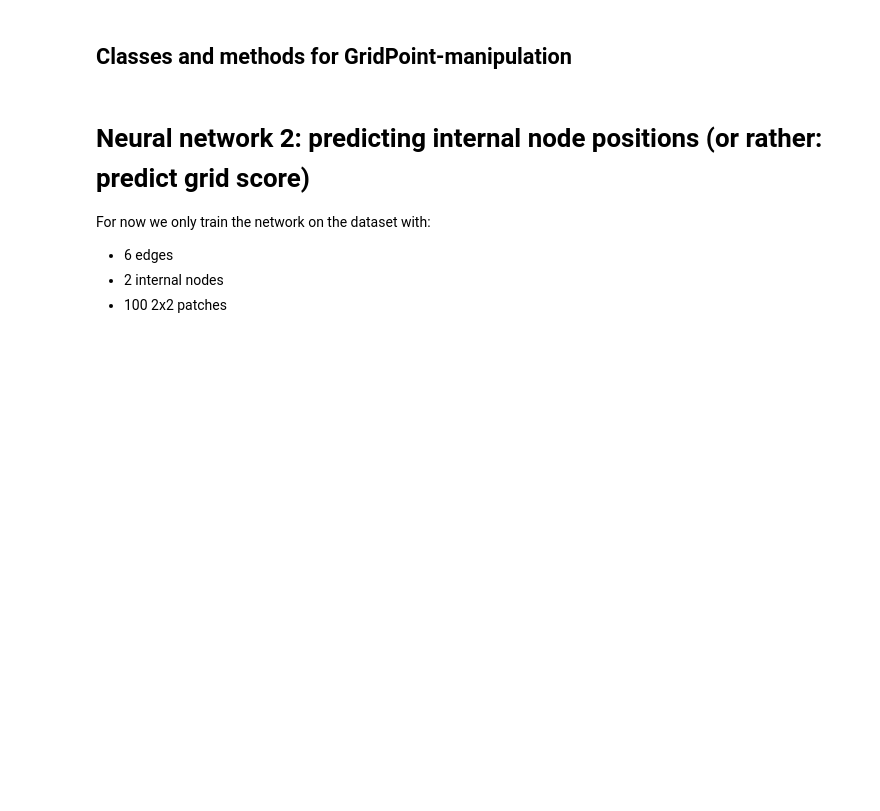
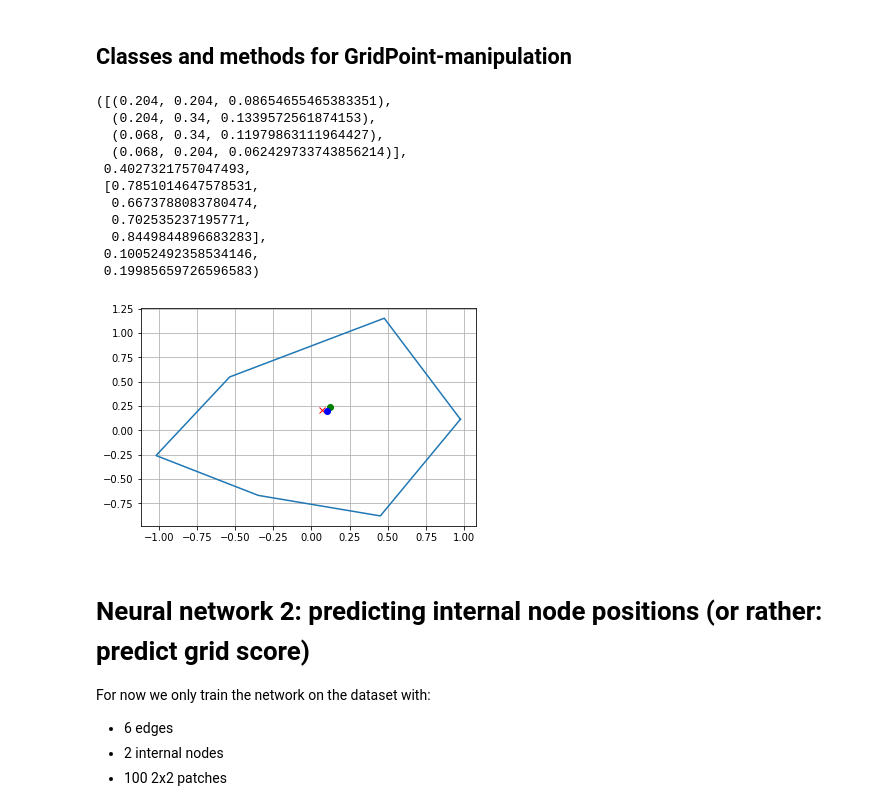
Before and after one commit to Siljekka/GrasshopperMeshAI, a Jupyter notebook: MeshPoints/MachineLearning/nn2.ipynb, the cells around one changed output. Drawn from its saved outputs; the diff is of its cells as text; code cells hidden in the pictures; blank space fills up the shorter version.

Commit message:
Add weighing method for interpolation of point

```diff
--- a/MeshPoints/MachineLearning/nn2.ipynb
+++ b/MeshPoints/MachineLearning/nn2.ipynb
@@ -200,21 +208,81 @@ def patches_to_csv(patch_collection):
 # %%
 # Generating internal nodes based on grid score
 
 # First try to figure out how to place one node
 # 1. Loop through point grid to find the Gridpoint with the lowest score.
 #    -> Interpolate the location based on all the neighbours' scores.
 #    -> How?: We know that each gridpoint is spaced ~0.136 apart horizontally and ~0.192 diagonally
 #             We know that the node should be located in the direction of the neighbours with the lowest scores.
+# 2. Find lowest quadrant score by identifying which diagonal neighbour has the lowest score
+# 3. Weight each node with (total_score-score)/total_score where total_score is the quadrant's total score
+# 4. Sum the x- and y-coords with regards to the weights:
+#    -> x1*w1 + x2*w2 + x3*w3 + x4*w4 / 4 , and same for y
+#    -> Output should be a nice interpolation of x and y.
 
+# Test data
+pg = generate_point_grid()
+test_point = [(0.123, 0.234)]
+contour = pp.procrustes(pp.create_random_ngon(6))['transformed_contour']
+calculate_score(pg, test_point, contour)
 
-pg = generate_point_grid()
-sample_point = [(0.0, 0.0)]
-contour = pp.create_random_ngon(6)
-calculate_score(pg, sample_point, contour)
 # while we havent yet found the target internal node count:
 min_grid_point = min([x for i in pg for x in i], key=lambda x: x.score)
 
-[n.score for n in min_grid_point.neighbours]
+# Identify correct quadrant: every two neighbours (starting with the first, is a diagonal neighbour)
+lowest_score_diagonal_node = min_grid_point.neighbours[0]
+lowest_score_diagonal_node_index = 0
+for i in [2, 4, 6]:
+    if min_grid_point.neighbours[i].score < lowest_score_diagonal_node.score:
+        lowest_score_diagonal_node = min_grid_point.neighbours[i]
+        lowest_score_diagonal_node_index = i
+
+# The neighbour indices of each node in the quadrant containing a given diagonal node
+quadrants = {
+    0: [7, 0, 1],
+    2: [1, 2, 3],
+    4: [3, 4, 5],
+    6: [5, 6, 7],
+}
+
+# Construct a list of gridpoints in the quadrant
+gridpoint_quadrant = [min_grid_point.neighbours[i] for i in quadrants[lowest_score_diagonal_node_index]]
+gridpoint_quadrant.append(min_grid_point)
+
+# Create weights
+total_score = sum(p.score for p in gridpoint_quadrant)
+weights = [(total_score-point.score)/total_score for point in gridpoint_quadrant]
+
+# Interpolate based on weights
+target_x = 0
+target_y = 0
+for i, p in enumerate(gridpoint_quadrant):
+    target_x += weights[i]*p.x
+    target_y += weights[i]*p.y
+target_x /= 4
+target_y /= 4
+
+# *** Outputs ***
+# Plot target point (green) and min grid point (red)
+plt.plot(min_grid_point.x, min_grid_point.y, 'rx')
+plt.plot(test_point[0][0], test_point[0][1], 'go')
+plt.plot(target_x, target_y, 'bo')
+pp.plot_polygon(contour)
+plt.grid(b=True)
+#[n for n in min_grid_point.neighbours], min_grid_point, lowest_score_diagonal_node, quadrants[lowest_score_diagonal_node_index]
+gridpoint_quadrant, total_score, weights, target_x, target_y
+# %% [output]
+([(0.204, 0.204, 0.08654655465383351),
+  (0.204, 0.34, 0.1339572561874153),
+  (0.068, 0.34, 0.11979863111964427),
+  (0.068, 0.204, 0.062429733743856214)],
+ 0.4027321757047493,
+ [0.7851014647578531,
+  0.6673788083780474,
+  0.702535237195771,
+  0.8449844896683283],
+ 0.10052492358534146,
+ 0.19985659726596583)
+[figure, added]
 # %%
 # === Creating patches dataset ===
 # 1. Read meshed contours to dataframe
```
Also changed, not shown: parts of 1 cell of this notebook.
